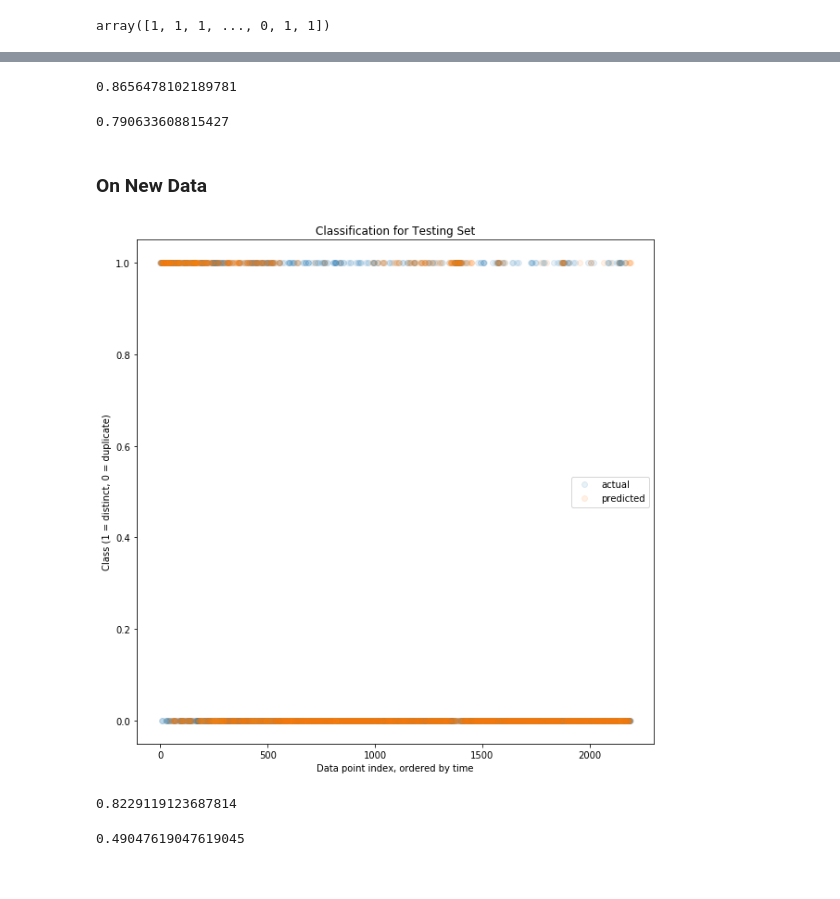
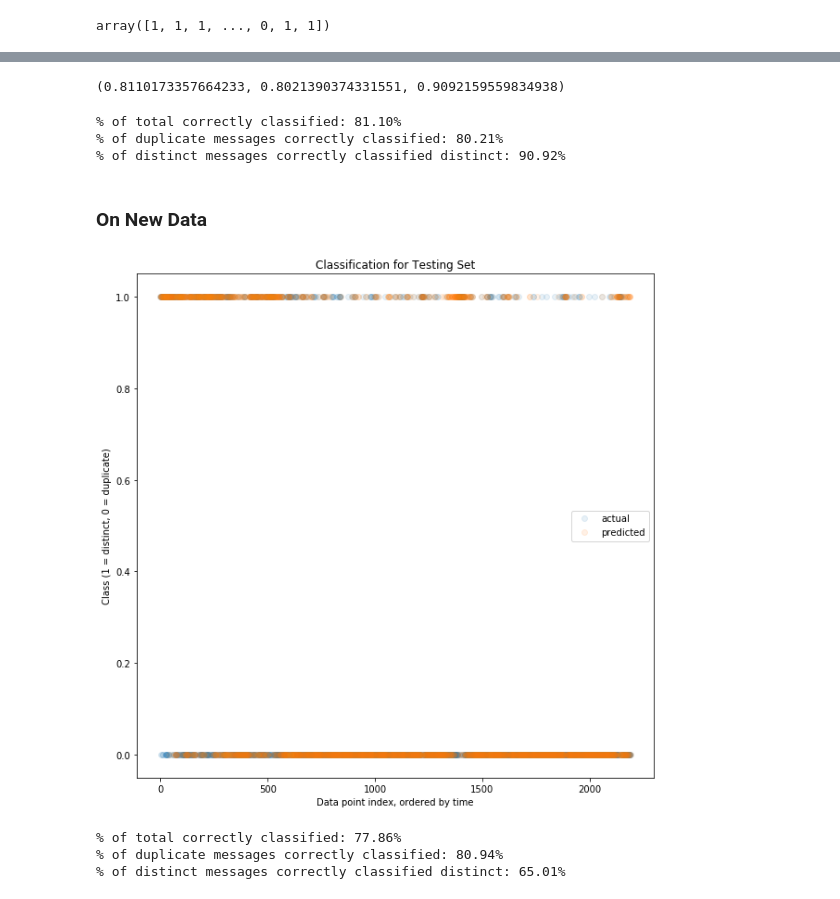
Before and after one commit to adolan5/BGPDistinct, a Jupyter notebook: notebooks/Network.ipynb, the cells around one changed output, grey strips where cells are left out. Saved outputs shown, nothing was run; the diff lists cells and outputs as text; code cells hidden in the pictures.

```diff
--- a/notebooks/Network.ipynb
+++ b/notebooks/Network.ipynb
@@ -29,7 +29,7 @@ full[:3]
 # %% [markdown]
 ## Creating a Network
 # %%
-net_manager = NetworkBGP(full, 400, 0.1)
+net_manager = NetworkBGP(full, 100, lr=0.01, cw=[0.05, 1])
 # %% [output]
 There are 8768 messages to be labeled
 There are 2191 messages to be labeled
@@ -54,6 +56,6 @@ DistinctNN(
 ## Training the Network
 # %%
 start = time.time()
-losses = net_manager.train_network(num_iterations=500)
+losses = net_manager.train_network(num_iterations=800)
 print('Training took {}'.format(time.time() - start))
 # %% [output]
@@ -108,38 +99,38 @@ plt.show()
-# %%
-np.sum(predicted == actual.flatten()) / len(predicted)
-# %% [output]
-0.8656478102189781
-# %%
-actual_ones = np.where(actual.flatten() == 1)[0]
-should_be_ones = np.take(predicted, actual_ones)
-actual_ones = np.take(actual, actual_ones)
-sum(should_be_ones == actual_ones) / len(actual_ones)
-# %% [output]
-0.790633608815427
+# %%
+net_manager.get_correct(predicted, actual)
+# %% [output]
+(0.8110173357664233, 0.8021390374331551, 0.9092159559834938)
+# %%
+total_correct, duplicate_correct, distinct_correct = net_manager.get_correct(predicted, actual)
+print('% of total correctly classified: {:.2%}'.format(total_correct))
+print('% of duplicate messages correctly classified: {:.2%}'.format(duplicate_correct))
+print('% of distinct messages correctly classified distinct: {:.2%}'.format(distinct_correct))
+# %% [output]
+% of total correctly classified: 81.10%
+% of duplicate messages correctly classified: 80.21%
+% of distinct messages correctly classified distinct: 90.92%
 # %% [markdown]
 ### On New Data
 # %%
-predicted = torch.max(net_manager.net(net_manager.Xtest), 1)[1].numpy()
+predicted = net_manager.get_predicted_classes(net_manager.net(net_manager.Xtest))
 actual = net_manager.Ttest.numpy()
 fig, ax = plt.subplots()
 fig.set_size_inches(10, 10)
 ax.plot(actual, 'o', alpha=alpha, label='actual')
 ax.plot(predicted, 'o', alpha=alpha, label='predicted')
 plt.legend()
 plt.ylabel('Class (1 = distinct, 0 = duplicate)')
 plt.xlabel('Data point index, ordered by time')
 plt.title('Classification for Testing Set')
 plt.show()
 # %% [output]
-[figure, old version]
+[figure, new version]
-# %%
-np.sum(predicted == actual.flatten()) / len(predicted)
-# %% [output]
-0.8229119123687814
-# %%
-actual_ones = np.where(actual.flatten() == 1)[0]
-should_be_ones = np.take(predicted, actual_ones)
-actual_ones = np.take(actual, actual_ones)
-sum(should_be_ones == actual_ones) / len(actual_ones)
-# %% [output]
-0.49047619047619045
+# %%
+total_correct, duplicate_correct, distinct_correct = net_manager.get_correct(predicted, actual)
+print('% of total correctly classified: {:.2%}'.format(total_correct))
+print('% of duplicate messages correctly classified: {:.2%}'.format(duplicate_correct))
+print('% of distinct messages correctly classified distinct: {:.2%}'.format(distinct_correct))
+# %% [output]
+% of total correctly classified: 77.86%
+% of duplicate messages correctly classified: 80.94%
+% of distinct messages correctly classified distinct: 65.01%
```
Also changed, not shown: parts of 7 cells of this notebook.
